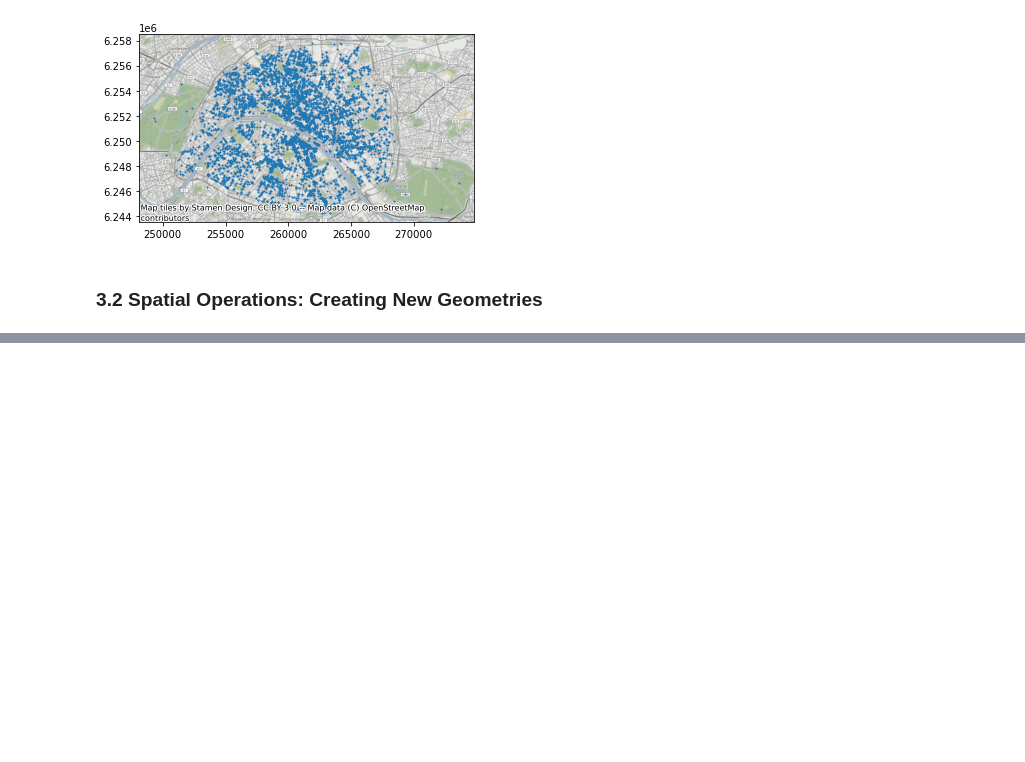
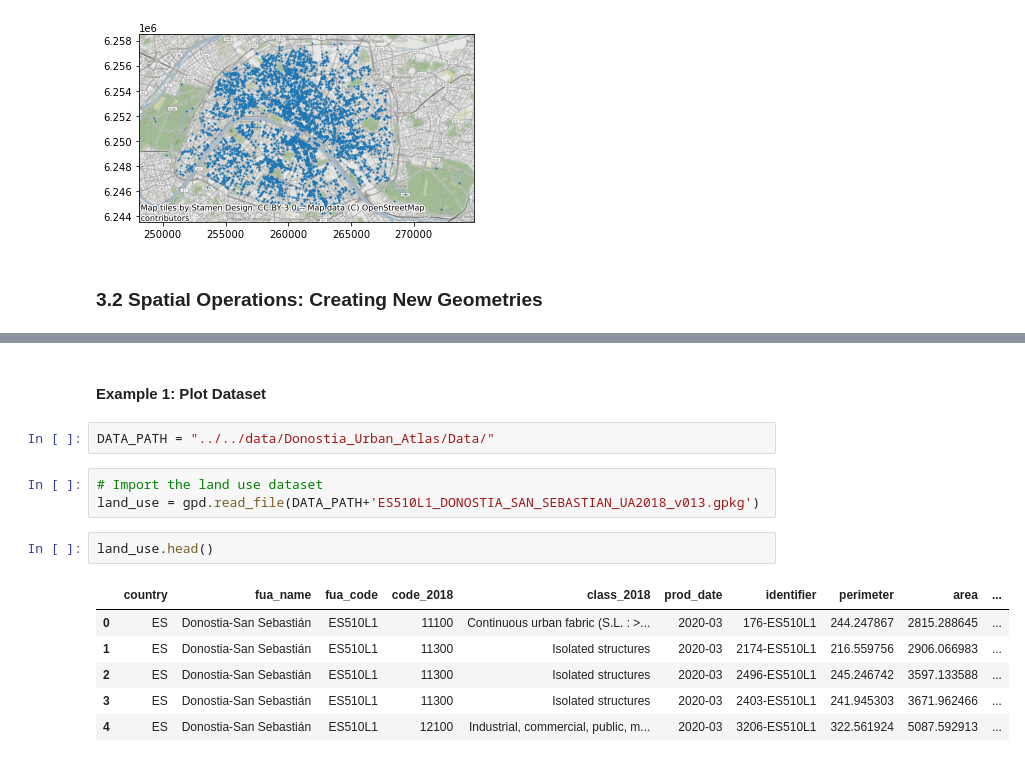
Before and after one commit to mxagar/space_exploration, a Jupyter notebook: geospatial_data_guide/lab/03_CRS_Projections_Transformations.ipynb, the cells around one changed output, grey strips where cells are left out. Saved outputs shown, nothing was run; the diff lists cells and outputs as text; blank space fills up the shorter version.

```diff
--- a/geospatial_data_guide/lab/03_CRS_Projections_Transformations.ipynb
+++ b/geospatial_data_guide/lab/03_CRS_Projections_Transformations.ipynb
@@ -138,0 +151,16 @@ plt.show()
+# %% [markdown]
+#### Example 1: Plot Dataset
+# %%
+DATA_PATH = "../../data/Donostia_Urban_Atlas/Data/"
+# %%
+# Import the land use dataset
+land_use = gpd.read_file(DATA_PATH+'ES510L1_DONOSTIA_SAN_SEBASTIAN_UA2018_v013.gpkg')
+# %%
+land_use.head()
+# %% [output]
+|  | country | fua_name | fua_code | code_2018 | class_2018 | prod_date | identifier | perimeter | area | ... |
+| 0 | ES | Donostia-San Sebastián | ES510L1 | 11100 | Continuous urban fabric (S.L. : >... | 2020-03 | 176-ES510L1 | 244.247867 | 2815.288645 | ... |
+| 1 | ES | Donostia-San Sebastián | ES510L1 | 11300 | Isolated structures | 2020-03 | 2174-ES510L1 | 216.559756 | 2906.066983 | ... |
+| 2 | ES | Donostia-San Sebastián | ES510L1 | 11300 | Isolated structures | 2020-03 | 2496-ES510L1 | 245.246742 | 3597.133588 | ... |
+| 3 | ES | Donostia-San Sebastián | ES510L1 | 11300 | Isolated structures | 2020-03 | 2403-ES510L1 | 241.945303 | 3671.962466 | ... |
+| 4 | ES | Donostia-San Sebastián | ES510L1 | 12100 | Industrial, commercial, public, m... | 2020-03 | 3206-ES510L1 | 322.561924 | 5087.592913 | ... |
```
Also changed, not shown: parts of 12 cells of this notebook.
